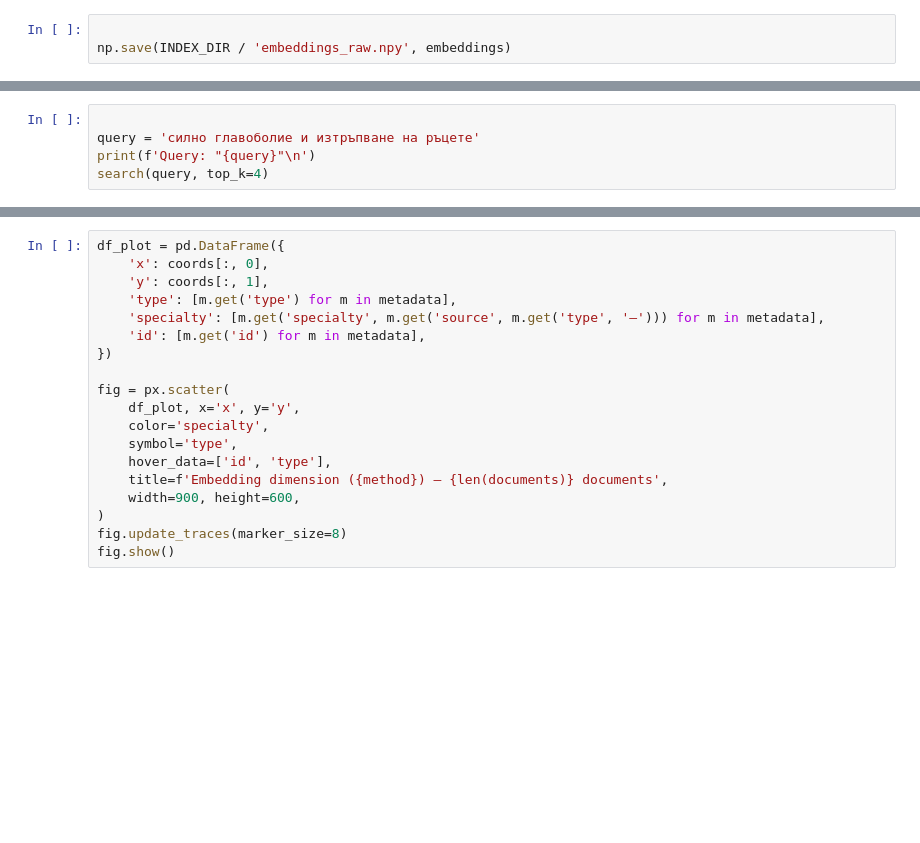
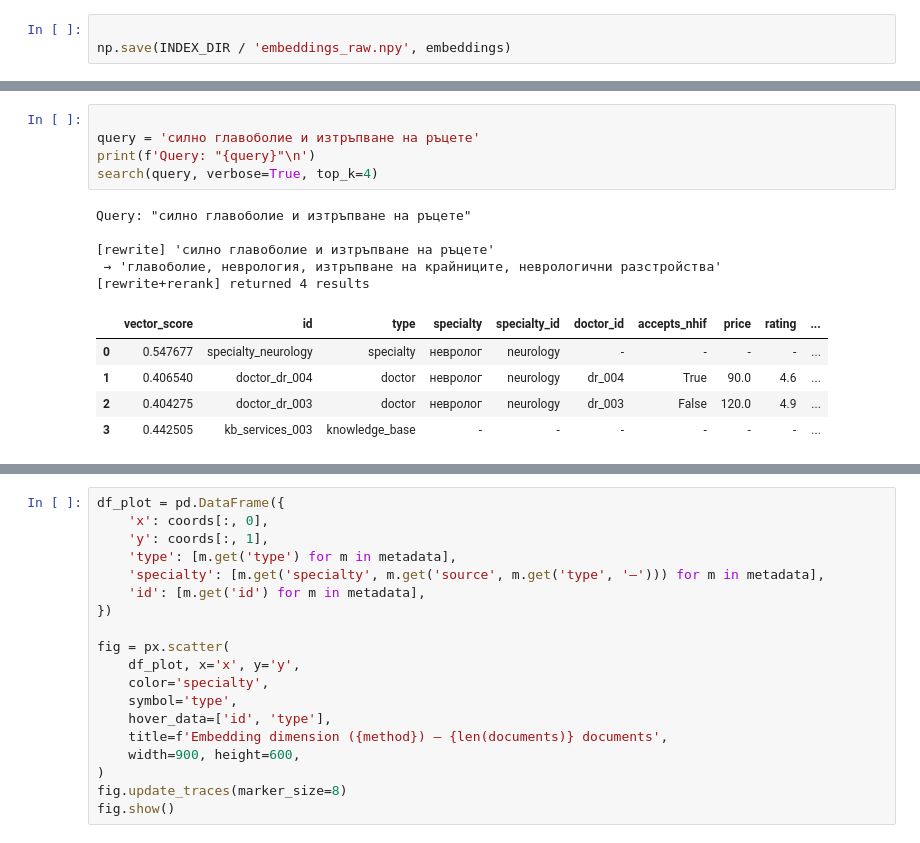
Before and after one commit to yordan-gergov01/medical-chatbot-mvp, a Jupyter notebook: notebooks/02_rag_indexing.ipynb, the cells around one changed output, grey strips where cells are left out. Cells and saved outputs as stored; diff of their text form; blank space fills up the shorter version.

```diff
--- a/notebooks/02_rag_indexing.ipynb
+++ b/notebooks/02_rag_indexing.ipynb
@@ -131,8 +185,19 @@ search(query, top_k=4)
 # %%
 
 query = 'силно главоболие и изтръпване на ръцете'
 print(f'Query: "{query}"\n')
-search(query, top_k=4)
+search(query, verbose=True, top_k=4)
+# %% [output]
+Query: "силно главоболие и изтръпване на ръцете"
+
+[rewrite] 'силно главоболие и изтръпване на ръцете'
+ → 'главоболие, неврология, изтръпване на крайниците, неврологични разстройства'
+[rewrite+rerank] returned 4 results
+|  | vector_score | id | type | specialty | specialty_id | doctor_id | accepts_nhif | price | rating | ... |
+| 0 | 0.547677 | specialty_neurology | specialty | невролог | neurology | - | - | - | - | ... |
+| 1 | 0.406540 | doctor_dr_004 | doctor | невролог | neurology | dr_004 | True | 90.0 | 4.6 | ... |
+| 2 | 0.404275 | doctor_dr_003 | doctor | невролог | neurology | dr_003 | False | 120.0 | 4.9 | ... |
+| 3 | 0.442505 | kb_services_003 | knowledge_base | - | - | - | - | - | - | ... |
 # %%
 
 query = 'кардиолог с опит в аритмии'
```
Also changed, not shown: parts of 19 cells of this notebook, 2 other files.
